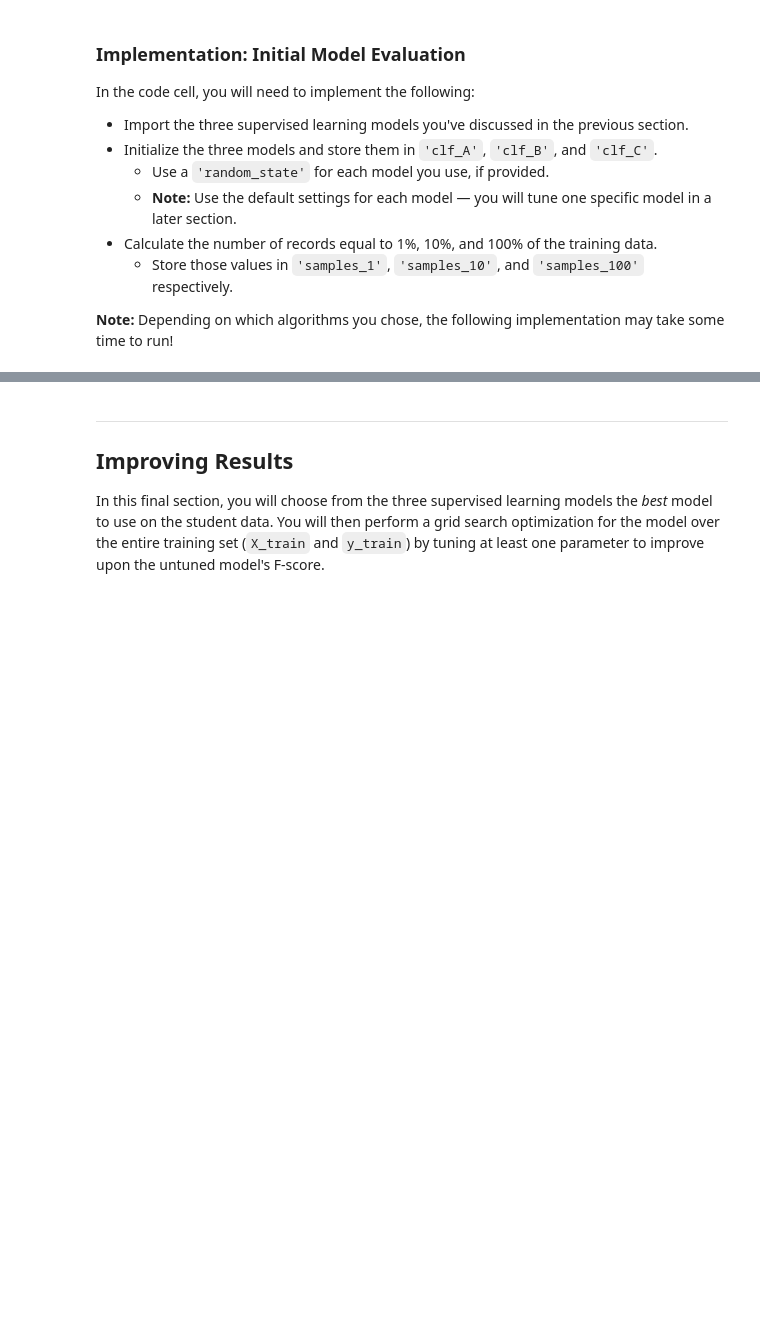
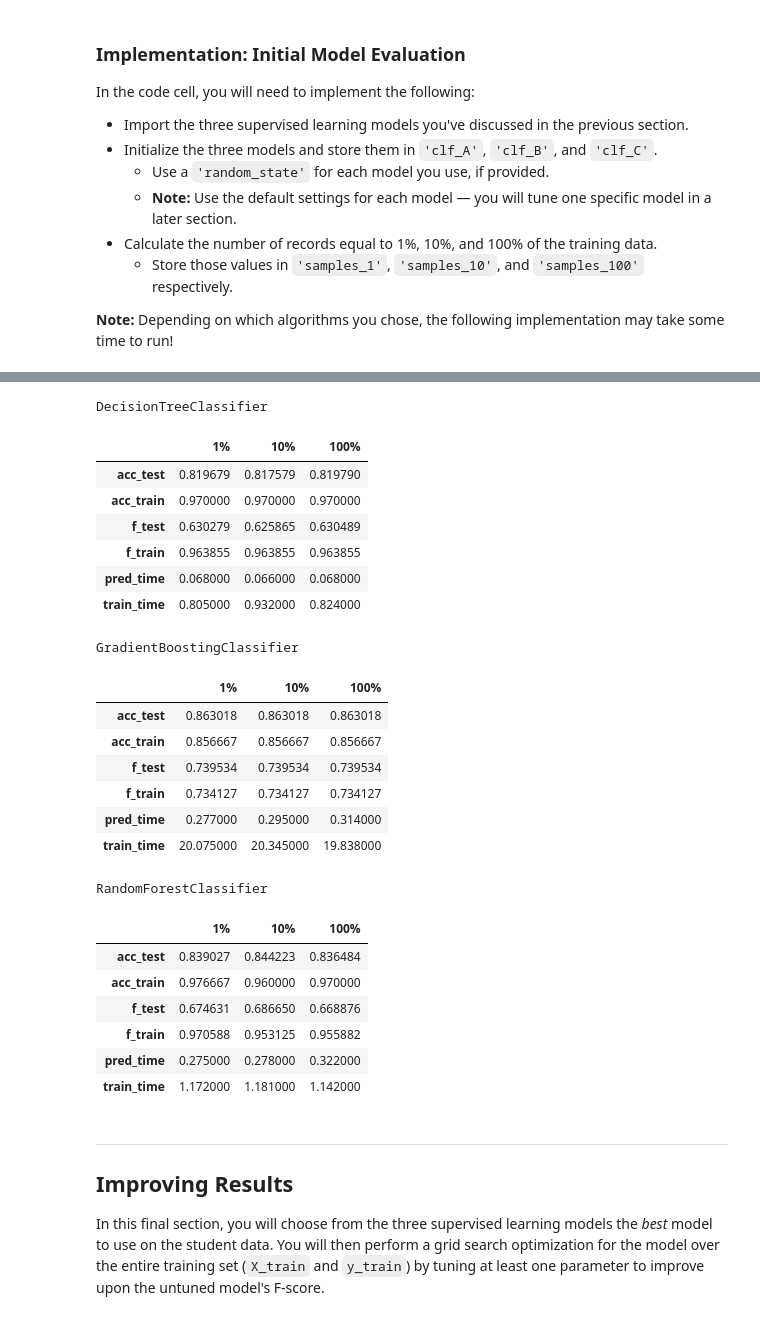
Before and after one commit to annalovesrobots/machine-learning, a Jupyter notebook: projects/finding_donors/finding_donors.ipynb, the cells around one changed output, grey strips where cells are left out. Saved outputs shown, nothing was run; the diff lists cells and outputs as text; code cells hidden in the pictures; blank space fills up the shorter version.

```diff
--- a/projects/finding_donors/finding_donors.ipynb
+++ b/projects/finding_donors/finding_donors.ipynb
@@ -573,3 +584,32 @@ plt.ylabel('Feature Importance Score')
+# %%
+for i in results.items():
+    print i[0]
+    display(pd.DataFrame(i[1]).rename(columns={0:'1%', 1:'10%', 2:'100%'}))
+# %% [output]
+DecisionTreeClassifier
+|  | 1% | 10% | 100% |
+| acc_test | 0.819679 | 0.817579 | 0.819790 |
+| acc_train | 0.970000 | 0.970000 | 0.970000 |
+| f_test | 0.630279 | 0.625865 | 0.630489 |
+| f_train | 0.963855 | 0.963855 | 0.963855 |
+| pred_time | 0.068000 | 0.066000 | 0.068000 |
+| train_time | 0.805000 | 0.932000 | 0.824000 |
+GradientBoostingClassifier
+|  | 1% | 10% | 100% |
+| acc_test | 0.863018 | 0.863018 | 0.863018 |
+| acc_train | 0.856667 | 0.856667 | 0.856667 |
+| f_test | 0.739534 | 0.739534 | 0.739534 |
+| f_train | 0.734127 | 0.734127 | 0.734127 |
+| pred_time | 0.277000 | 0.295000 | 0.314000 |
+| train_time | 20.075000 | 20.345000 | 19.838000 |
+RandomForestClassifier
+|  | 1% | 10% | 100% |
+| acc_test | 0.839027 | 0.844223 | 0.836484 |
+| acc_train | 0.976667 | 0.960000 | 0.970000 |
+| f_test | 0.674631 | 0.686650 | 0.668876 |
+| f_train | 0.970588 | 0.953125 | 0.955882 |
+| pred_time | 0.275000 | 0.278000 | 0.322000 |
+| train_time | 1.172000 | 1.181000 | 1.142000 |
 # %% [markdown]
 ----
 ## Improving Results
```
Also changed, not shown: parts of 16 cells of this notebook.
